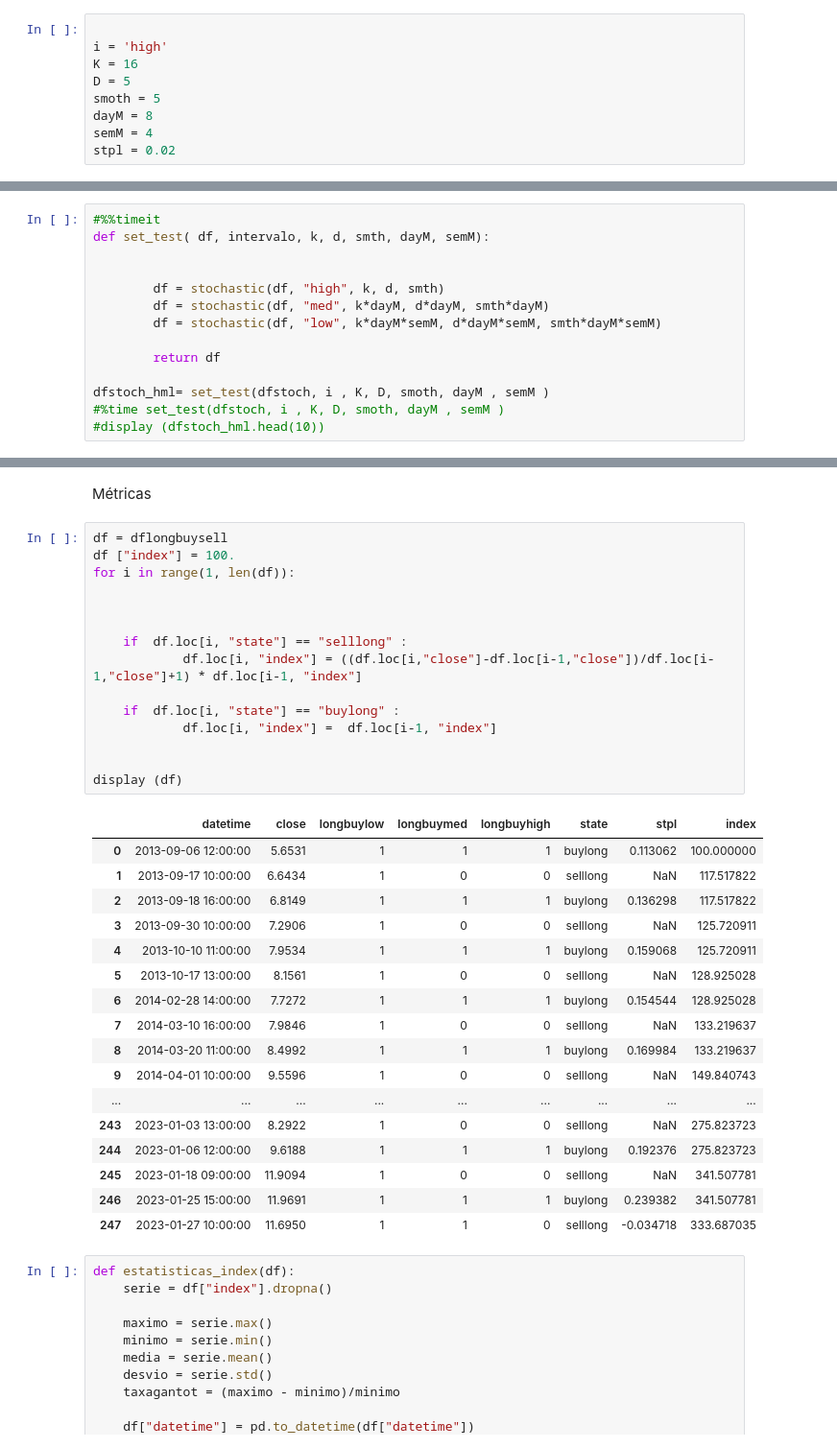
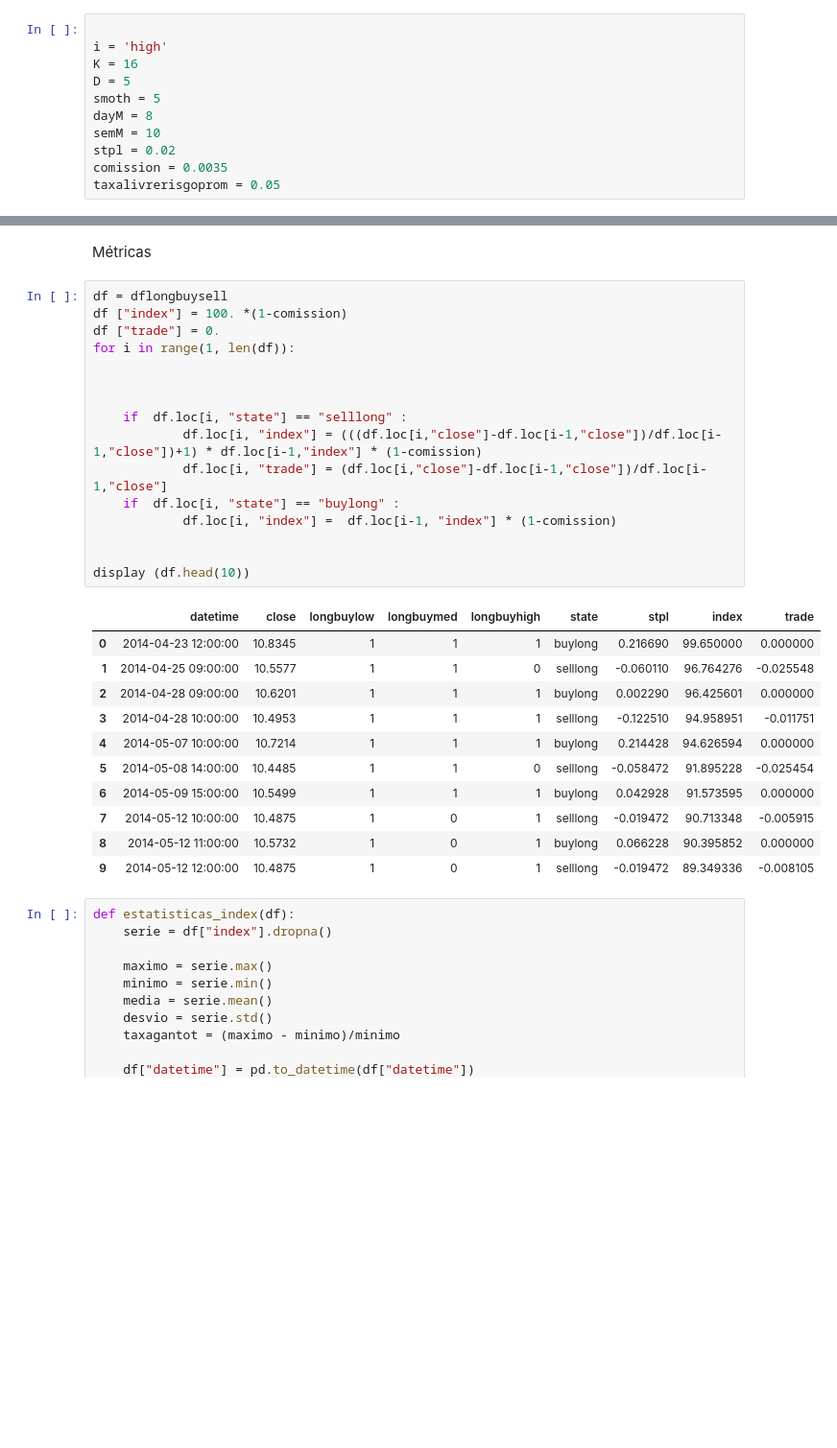
Before and after one commit to SciTrade/anaconda_projects, a Jupyter notebook: Trading_System/Stch_1H_1/systemconstruction.ipynb, the cells around one changed output, grey strips where cells are left out. Shown at 96% size. Drawn from its saved outputs; the diff is of its cells as text; blank space fills up the shorter version.

```diff
--- a/Trading_System/Stch_1H_1/systemconstruction.ipynb
+++ b/Trading_System/Stch_1H_1/systemconstruction.ipynb
@@ -57,8 +57,10 @@ K = 16
 D = 5
 smoth = 5
 dayM = 8
-semM = 4
+semM = 10
 stpl = 0.02
+comission = 0.0035
+taxalivrerisgoprom = 0.05
 # %%
 #%%timeit
 # Stochastic calculation
@@ -77,20 +79,6 @@ dfstoch = stochastic(dftitulosdados, i, K, D, smoth)
 
 #display (dfstoch.head(100))
 #%time dfstoch
-# %%
-#%%timeit
-def set_test( df, intervalo, k, d, smth, dayM, semM):
-
-
-        df = stochastic(df, "high", k, d, smth)
-        df = stochastic(df, "med", k*dayM, d*dayM, smth*dayM)
-        df = stochastic(df, "low", k*dayM*semM, d*dayM*semM, smth*dayM*semM)
-
-        return df
-
-dfstoch_hml= set_test(dfstoch, i , K, D, smoth, dayM , semM )
-#%time set_test(dfstoch, i , K, D, smoth, dayM , semM )
-#display (dfstoch_hml.head(10))
 # %%
 #%%timeit
 #pd.set_option('display.max_rows', None)
@@ -274,37 +325,32 @@ display (dflongbuysell.head(10))
 Métricas
 # %%
 df = dflongbuysell
-df ["index"] = 100.
+df ["index"] = 100. *(1-comission)
+df ["trade"] = 0.
 for i in range(1, len(df)):
 
 
 
     if  df.loc[i, "state"] == "selllong" :
-            df.loc[i, "index"] = ((df.loc[i,"close"]-df.loc[i-1,"close"])/df.loc[i-1,"close"]+1) * df.loc[i-1, "index"]
-
+            df.loc[i, "index"] = (((df.loc[i,"close"]-df.loc[i-1,"close"])/df.loc[i-1,"close"])+1) * df.loc[i-1,"index"] * (1-comission)
+            df.loc[i, "trade"] = (df.loc[i,"close"]-df.loc[i-1,"close"])/df.loc[i-1,"close"]
     if  df.loc[i, "state"] == "buylong" :
-            df.loc[i, "index"] =  df.loc[i-1, "index"]
+            df.loc[i, "index"] =  df.loc[i-1, "index"] * (1-comission)
 
 
-display (df)
+display (df.head(10))
 # %% [output]
-|  | datetime | close | longbuylow | longbuymed | longbuyhigh | state | stpl | index |
-| 0 | 2013-09-06 12:00:00 | 5.6531 | 1 | 1 | 1 | buylong | 0.113062 | 100.000000 |
-| 1 | 2013-09-17 10:00:00 | 6.6434 | 1 | 0 | 0 | selllong | NaN | 117.517822 |
-| 2 | 2013-09-18 16:00:00 | 6.8149 | 1 | 1 | 1 | buylong | 0.136298 | 117.517822 |
-| 3 | 2013-09-30 10:00:00 | 7.2906 | 1 | 0 | 0 | selllong | NaN | 125.720911 |
-| 4 | 2013-10-10 11:00:00 | 7.9534 | 1 | 1 | 1 | buylong | 0.159068 | 125.720911 |
-| 5 | 2013-10-17 13:00:00 | 8.1561 | 1 | 0 | 0 | selllong | NaN | 128.925028 |
-| 6 | 2014-02-28 14:00:00 | 7.7272 | 1 | 1 | 1 | buylong | 0.154544 | 128.925028 |
-| 7 | 2014-03-10 16:00:00 | 7.9846 | 1 | 0 | 0 | selllong | NaN | 133.219637 |
-| 8 | 2014-03-20 11:00:00 | 8.4992 | 1 | 1 | 1 | buylong | 0.169984 | 133.219637 |
-| 9 | 2014-04-01 10:00:00 | 9.5596 | 1 | 0 | 0 | selllong | NaN | 149.840743 |
-| ... | ... | ... | ... | ... | ... | ... | ... | ... |
-| 243 | 2023-01-03 13:00:00 | 8.2922 | 1 | 0 | 0 | selllong | NaN | 275.823723 |
-| 244 | 2023-01-06 12:00:00 | 9.6188 | 1 | 1 | 1 | buylong | 0.192376 | 275.823723 |
-| 245 | 2023-01-18 09:00:00 | 11.9094 | 1 | 0 | 0 | selllong | NaN | 341.507781 |
-| 246 | 2023-01-25 15:00:00 | 11.9691 | 1 | 1 | 1 | buylong | 0.239382 | 341.507781 |
-| 247 | 2023-01-27 10:00:00 | 11.6950 | 1 | 1 | 0 | selllong | -0.034718 | 333.687035 |
+|  | datetime | close | longbuylow | longbuymed | longbuyhigh | state | stpl | index | trade |
+| 0 | 2014-04-23 12:00:00 | 10.8345 | 1 | 1 | 1 | buylong | 0.216690 | 99.650000 | 0.000000 |
+| 1 | 2014-04-25 09:00:00 | 10.5577 | 1 | 1 | 0 | selllong | -0.060110 | 96.764276 | -0.025548 |
+| 2 | 2014-04-28 09:00:00 | 10.6201 | 1 | 1 | 1 | buylong | 0.002290 | 96.425601 | 0.000000 |
+| 3 | 2014-04-28 10:00:00 | 10.4953 | 1 | 1 | 1 | selllong | -0.122510 | 94.958951 | -0.011751 |
+| 4 | 2014-05-07 10:00:00 | 10.7214 | 1 | 1 | 1 | buylong | 0.214428 | 94.626594 | 0.000000 |
+| 5 | 2014-05-08 14:00:00 | 10.4485 | 1 | 1 | 0 | selllong | -0.058472 | 91.895228 | -0.025454 |
+| 6 | 2014-05-09 15:00:00 | 10.5499 | 1 | 1 | 1 | buylong | 0.042928 | 91.573595 | 0.000000 |
+| 7 | 2014-05-12 10:00:00 | 10.4875 | 1 | 0 | 1 | selllong | -0.019472 | 90.713348 | -0.005915 |
+| 8 | 2014-05-12 11:00:00 | 10.5732 | 1 | 0 | 1 | buylong | 0.066228 | 90.395852 | 0.000000 |
+| 9 | 2014-05-12 12:00:00 | 10.4875 | 1 | 0 | 1 | selllong | -0.019472 | 89.349336 | -0.008105 |
 # %%
 def estatisticas_index(df):
     serie = df["index"].dropna()
```
Also changed, not shown: parts of 18 cells of this notebook.
